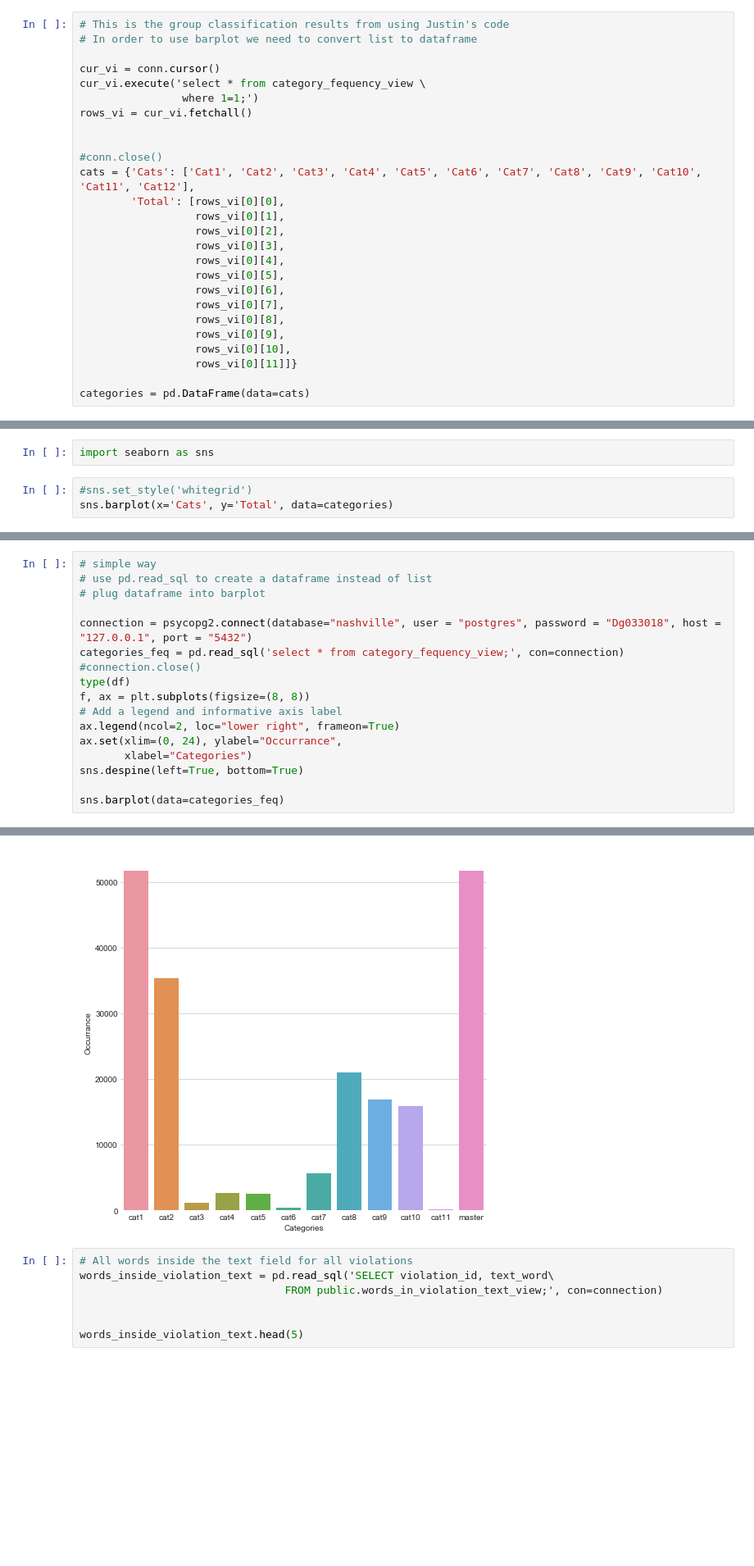
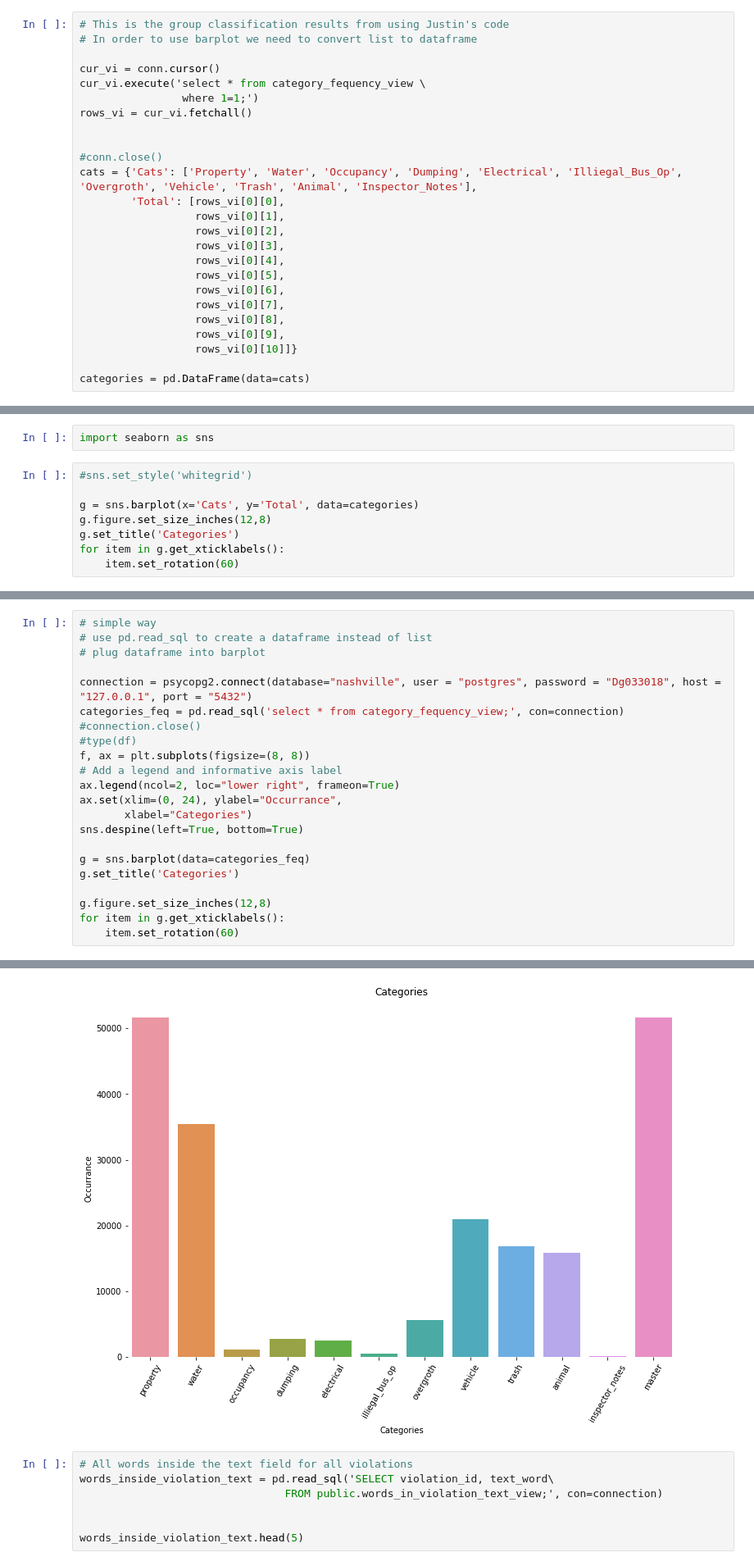
Before and after one commit to shrutijalewar/data-question-2-xtreme-united, a Jupyter notebook: Violation_Categories.ipynb, the cells around one changed output, grey strips where cells are left out. Shown at 82% size. Saved outputs shown, nothing was run; the diff lists cells and outputs as text; blank space fills up the shorter version.

```diff
--- a/Violation_Categories.ipynb
+++ b/Violation_Categories.ipynb
@@ -51,7 +51,7 @@ rows_vi = cur_vi.fetchall()
 
 
 #conn.close()
-cats = {'Cats': ['Cat1', 'Cat2', 'Cat3', 'Cat4', 'Cat5', 'Cat6', 'Cat7', 'Cat8', 'Cat9', 'Cat10', 'Cat11', 'Cat12'],
+cats = {'Cats': ['Property', 'Water', 'Occupancy', 'Dumping', 'Electrical', 'Illiegal_Bus_Op', 'Overgroth', 'Vehicle', 'Trash', 'Animal', 'Inspector_Notes'],
         'Total': [rows_vi[0][0],
                   rows_vi[0][1],
                   rows_vi[0][2],
@@ -62,8 +62,7 @@ cats = {'Cats': ['Cat1', 'Cat2', 'Cat3', 'Cat4', 'Cat5', 'Cat6', 'Cat7', 'Cat8',
                   rows_vi[0][7],
                   rows_vi[0][8],
                   rows_vi[0][9],
-                  rows_vi[0][10],
-                  rows_vi[0][11]]}
+                  rows_vi[0][10]]}
 
 categories = pd.DataFrame(data=cats)
 # %%
@@ -92,5 +86,10 @@ cats
 import seaborn as sns
 # %%
 #sns.set_style('whitegrid')
-sns.barplot(x='Cats', y='Total', data=categories)
+
+g = sns.barplot(x='Cats', y='Total', data=categories)
+g.figure.set_size_inches(12,8)
+g.set_title('Categories')
+for item in g.get_xticklabels():
+    item.set_rotation(60)
 # %% [output]
@@ -104,7 +102,7 @@ sns.barplot(x='Cats', y='Total', data=categories)
 connection = psycopg2.connect(database="nashville", user = "postgres", password = "Dg033018", host = "127.0.0.1", port = "5432")
 categories_feq = pd.read_sql('select * from category_fequency_view;', con=connection)
 #connection.close()
-type(df)
+#type(df)
 f, ax = plt.subplots(figsize=(8, 8))
 # Add a legend and informative axis label
 ax.legend(ncol=2, loc="lower right", frameon=True)
@@ -112,5 +110,10 @@ ax.set(xlim=(0, 24), ylabel="Occurrance",
        xlabel="Categories")
 sns.despine(left=True, bottom=True)
 
-sns.barplot(data=categories_feq)
+g = sns.barplot(data=categories_feq)
+g.set_title('Categories')
+
+g.figure.set_size_inches(12,8)
+for item in g.get_xticklabels():
+    item.set_rotation(60)
 # %% [output]
@@ -118,4 +120,4 @@ sns.barplot(data=categories_feq)
-[figure, old version]
+[figure, new version]
 # %%
 # All words inside the text field for all violations
 words_inside_violation_text = pd.read_sql('SELECT violation_id, text_word\
```
Also changed, not shown: parts of 4 cells of this notebook.
